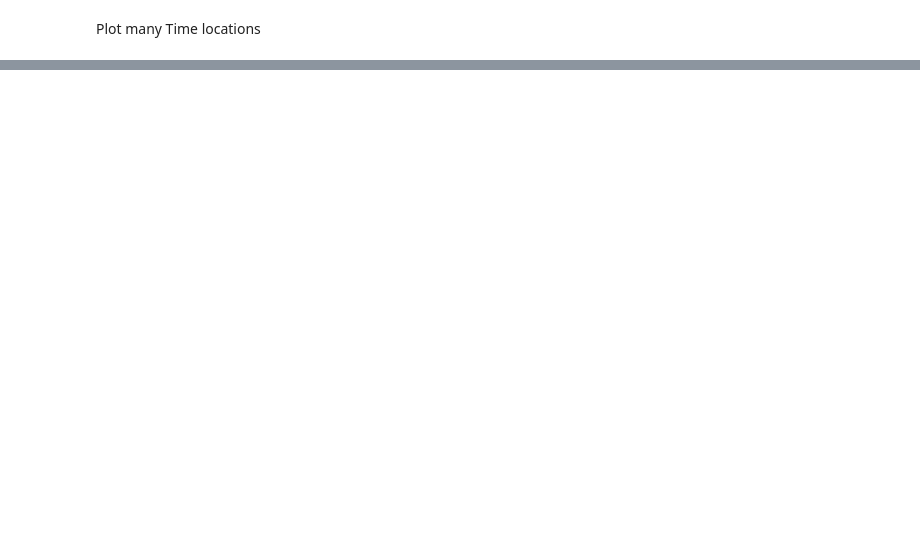
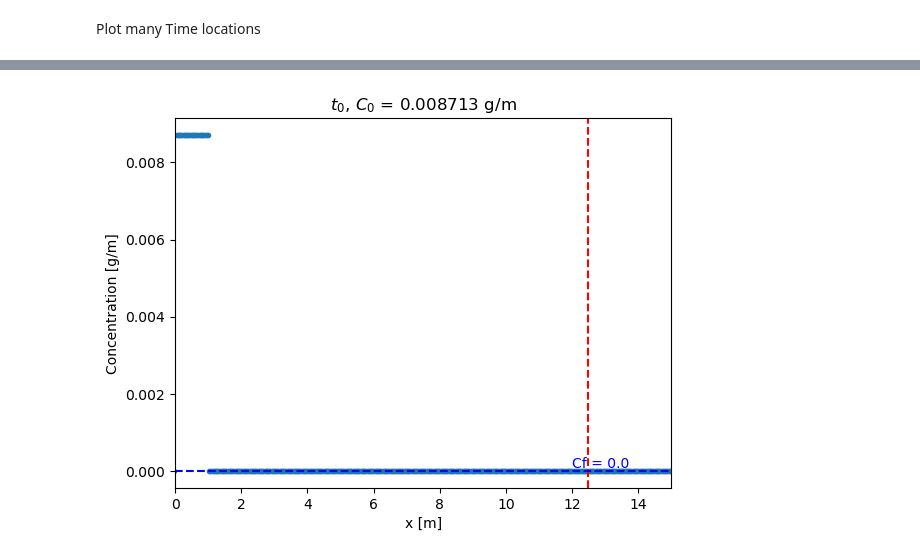
Before and after one commit to mattrflew/ind-maths-project-1-group-10, a Jupyter notebook: main.ipynb, the cells around one changed output, grey strips where cells are left out. Cells and saved outputs as stored; diff of their text form; code cells hidden in the pictures; blank space fills up the shorter version.

```diff
--- a/main.ipynb
+++ b/main.ipynb
@@ -80,0 +151,23 @@ plt.savefig("images/concentration_over_time.eps", format="eps")
+# %%
+def v_t(t):
+    # Making our velocity term based off of the piecewise function
+    v = np.zeros_like(t)
+    v[t < 59.82] = 0.1
+    v[t >= 59.82] = 0.38
+
+    return v
+# %%
+def I(x, C0): # initial u(x,0)
+    u = np.zeros_like(x)
+
+    # where x is between 0 and 1, set to C0
+    u[(x >= 0) & (x <= 0.5)] = C0
+    return u
+
+# Initial concentration
+# C0 = 1e-2
+C0 = 8.713e-3
+# %%
+def get_A(v, dt, dx):
+    A = v*dt/(2*dx)
+    return A
@@ -80,0 +227,5 @@ plt.savefig("images/concentration_over_time.eps", format="eps")
+# %%
+heart_loc = 5.982 + 0.07 + 0.5
+index_closest = (np.abs(x - heart_loc)).argmin()
+C_heart = U[index_closest,-1]
+C_heart
@@ -80,0 +251,8 @@ plt.savefig("images/concentration_over_time.eps", format="eps")
+# %%
+fig, ax = plt.subplots()
+f.concentration_x_plot(x, U[:,0], C0, heart_loc, t_str='$t_{0}$', ax=ax)
+
+if save_fig:
+    plt.savefig("images/concetration_t0_non_constant.eps", format="eps")
+# %% [output]
+[figure, added]
```
Also changed, not shown: parts of 17 cells of this notebook, 7 other files.
